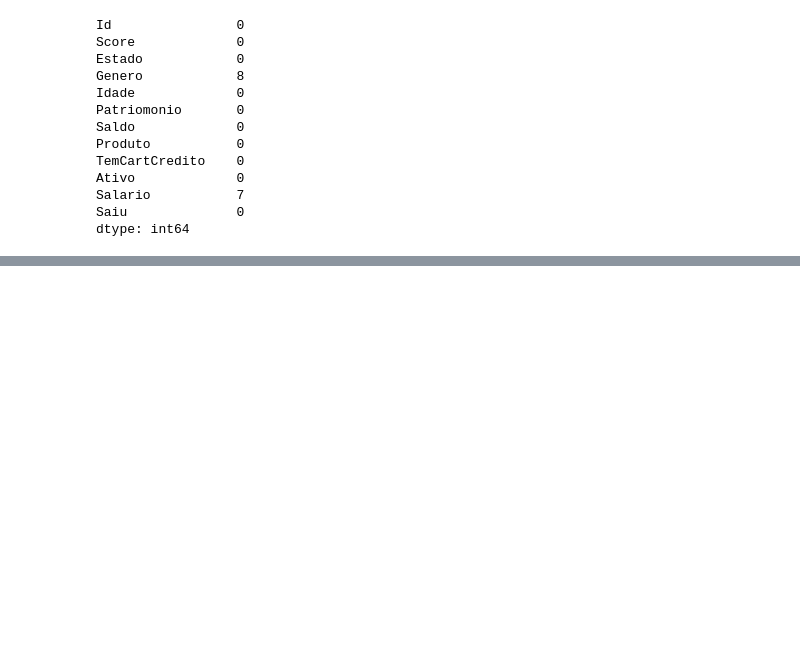
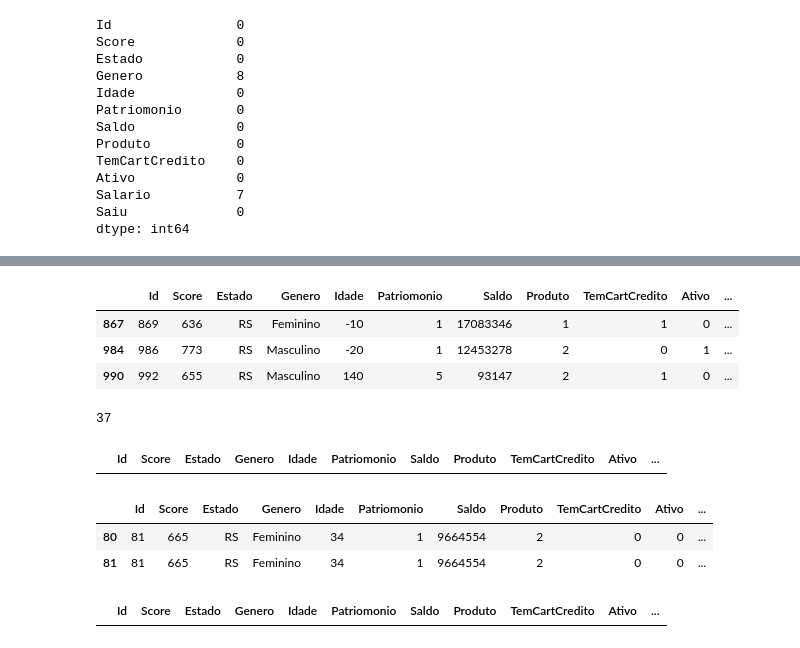
Before and after one commit to jesiqueira/Dados, a Jupyter notebook: dados.ipynb, the cells around one changed output, grey strips where cells are left out. Drawn from its saved outputs; the diff is of its cells as text; code cells hidden in the pictures; blank space fills up the shorter version.

Commit message:
Limpando dados duplicados

```diff
--- a/dados.ipynb
+++ b/dados.ipynb
@@ -210,0 +224,4 @@ dtype: int64
+# %%
+# calcular a mediana e salvar em uma variável
+mediana = sts.median(df['Salario'])
+mediana
@@ -210,0 +230,5 @@ dtype: int64
+# %%
+# substitir NAN por mediana
+# df['Salario'].fillna(mediana, inplace=True)
+df.fillna({'Salario': mediana}, inplace=True)
+df['Salario'].describe()
@@ -210,0 +267,3 @@ dtype: int64
+# %%
+# preencher NAN com Masculino (moda)
+df['Genero'].fillna('Masculino', inplace=True)
@@ -210,0 +275,9 @@ dtype: int64
+# %%
+# padronizar de acordo com o dominio
+# df['Genero'] = df['Genero'].replace('M', 'Masculino')
+# df['Genero'] = df['Genero'].replace({'Fem': 'Feminino', 'F': 'Feminino'})
+df.loc[df['Genero'] == 'M', 'Genero'] = 'Masculino'
+df.loc[df['Genero'].isin(['Fem', 'F']), 'Genero'] = 'Feminino'
+
+gp = df.groupby(['Genero']).size()
+gp
@@ -210,0 +302,19 @@ dtype: int64
+# %%
+# Visualizar os dados fora do dominuo para idade
+# idade_invalida = df.query('Idade < 0 or Idade > 120')
+# idade_invalida
+condicao_invalida_age = (df['Idade'] < 0) | (df['Idade'] > 120)
+df_invalid_age = df.loc[condicao_invalida_age]
+df_invalid_age
+# df.loc[(df['Idade'] < 0 ) | (df['Idade'] > 120)]
+# %% [output]
+|  | Id | Score | Estado | Genero | Idade | Patriomonio | Saldo | Produto | TemCartCredito | Ativo | ... |
+| 867 | 869 | 636 | RS | Feminino | -10 | 1 | 17083346 | 1 | 1 | 0 | ... |
+| 984 | 986 | 773 | RS | Masculino | -20 | 1 | 12453278 | 2 | 0 | 1 | ... |
+| 990 | 992 | 655 | RS | Masculino | 140 | 5 | 93147 | 2 | 1 | 0 | ... |
+# %%
+# Calcular a mediana
+mediana = sts.median(df['Idade'])
+mediana
+# %% [output]
+37
@@ -210,0 +324,21 @@ dtype: int64
+# %%
+# Verificar se existe valores fora do dominio
+condicao = (df['Idade'] < 0) | (df['Idade'] > 120)
+age = df.loc[condicao]
+age
+# %% [output]
+|  | Id | Score | Estado | Genero | Idade | Patriomonio | Saldo | Produto | TemCartCredito | Ativo | ... |
+# %%
+# Verificar se existe Dados Duplicados, buscar pelo ID
+df[df.duplicated(['Id'], keep=False)]
+# %% [output]
+|  | Id | Score | Estado | Genero | Idade | Patriomonio | Saldo | Produto | TemCartCredito | Ativo | ... |
+| 80 | 81 | 665 | RS | Feminino | 34 | 1 | 9664554 | 2 | 0 | 0 | ... |
+| 81 | 81 | 665 | RS | Feminino | 34 | 1 | 9664554 | 2 | 0 | 0 | ... |
+# %%
+# Excluir pelo ID
+df.drop_duplicates(subset='Id', keep='first',inplace=True)
+# Veriifcar se tem duplicados novamente
+df[df.duplicated(['Id'], keep=False)]
+# %% [output]
+|  | Id | Score | Estado | Genero | Idade | Patriomonio | Saldo | Produto | TemCartCredito | Ativo | ... |
```
Also changed, not shown: parts of 10 cells of this notebook.
